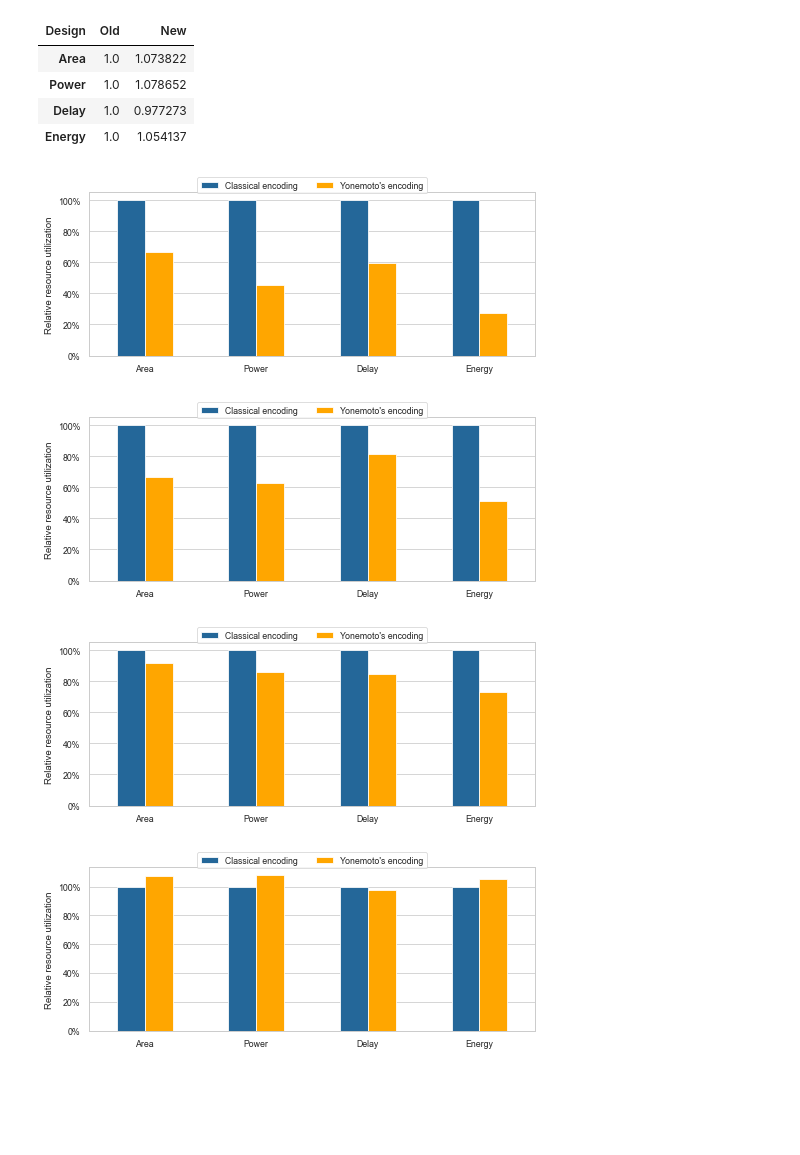
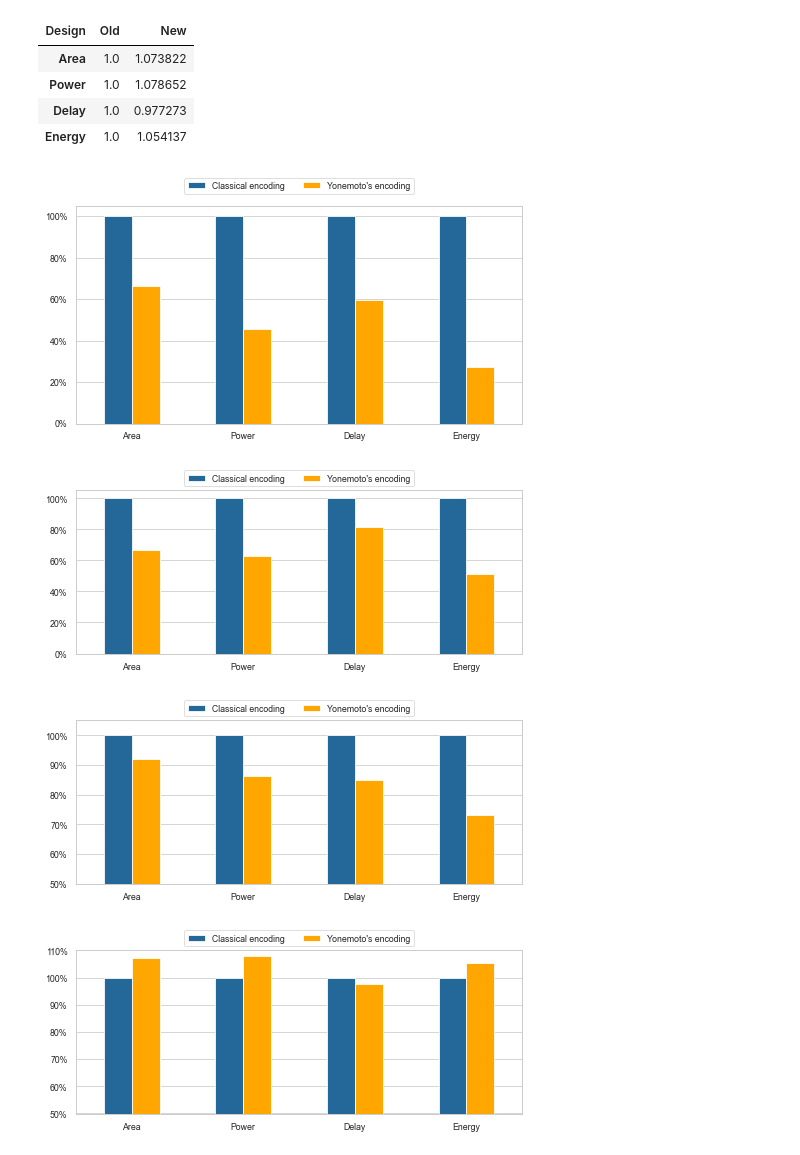
Before and after one commit to RaulMurillo/CoNGA_22, a Jupyter notebook: plot_graphs.ipynb, the cells around one changed output. Saved outputs shown, nothing was run; the diff lists cells and outputs as text; code cells hidden in the pictures; blank space fills up the shorter version.

Commit message:
Small change in figures

```diff
--- a/plot_graphs.ipynb
+++ b/plot_graphs.ipynb
@@ -416,28 +416,28 @@ multiplier_df
 # %%
 ax = decoder_df.plot.bar(
                  rot = 0,
-                 ylabel="Relative resource utilization",
+                #  ylabel="Relative resource utilization",
                  color=my_color_palette,
                  figsize=(8,3),
                 #  title="Decoder component"
 )
 
 ax.yaxis.set_major_formatter(mtick.PercentFormatter(1.0))
 # plt.legend(loc = 'center right',bbox_to_anchor=(1.2, 0.5))
 plt.legend(["Classical encoding", "Yonemoto's encoding"],
            loc = 'upper center',
            ncol=2,
-           bbox_to_anchor=(0.5, 1.12)
+           bbox_to_anchor=(0.5, 1.15)
            )
 plt.grid(False, axis="x")
 plt.savefig("figs/decoder_cmp.pdf", bbox_inches="tight")
 plt.show()
 # %% [output]
-[figure, old version]
+[figure, new version]
 # %%
 ax = encoder_df.plot.bar(
                  rot = 0,
-                 ylabel="Relative resource utilization",
+                #  ylabel="Relative resource utilization",
                  color=my_color_palette,
                  figsize=(8,3),
                 #  title="Encoder component"
@@ -448,53 +448,55 @@ ax.yaxis.set_major_formatter(mtick.PercentFormatter(1.0))
 plt.legend(["Classical encoding", "Yonemoto's encoding"],
            loc = 'upper center',
            ncol=2,
-           bbox_to_anchor=(0.5, 1.12)
+           bbox_to_anchor=(0.5, 1.15)
            )
 plt.grid(False, axis="x")
 plt.savefig("figs/encoder_cmp.pdf", bbox_inches="tight")
 plt.grid(False, axis="x")
 plt.show()
 # %% [output]
-[figure, old version]
+[figure, new version]
 # %%
 ax = adder_df.plot.bar(
                  rot = 0,
-                 ylabel="Relative resource utilization",
+                #  ylabel="Relative resource utilization",
                  color=my_color_palette,
                  figsize=(8,3),
                 #  title="Adder component"
 )
 
 ax.yaxis.set_major_formatter(mtick.PercentFormatter(1.0))
+ax.set_ylim(0.50, 1.05)
 # plt.legend(loc = 'center right',bbox_to_anchor=(1.2, 0.5))
 plt.legend(["Classical encoding", "Yonemoto's encoding"],
            loc = 'upper center',
            ncol=2,
-           bbox_to_anchor=(0.5, 1.12)
+           bbox_to_anchor=(0.5, 1.15)
            )
 plt.grid(False, axis="x")
 plt.savefig("figs/adder_cmp.pdf", bbox_inches="tight")
 plt.show()
 # %% [output]
-[figure, old version]
+[figure, new version]
 # %%
 ax = multiplier_df.plot.bar(
                  rot = 0,
-                 ylabel="Relative resource utilization",
+                #  ylabel="Relative resource utilization",
                  color=my_color_palette,
                  figsize=(8,3),
                 #  title="Multiplier component"
 )
 
 ax.yaxis.set_major_formatter(mtick.PercentFormatter(1.0))
+ax.set_ylim(0.50, 1.1)
 # plt.legend(loc = 'center right',bbox_to_anchor=(1.2, 0.5))
 plt.legend(["Classical encoding", "Yonemoto's encoding"],
            loc = 'upper center',
            ncol=2,
-           bbox_to_anchor=(0.5, 1.12)
+           bbox_to_anchor=(0.5, 1.15)
            )
 plt.grid(False, axis="x")
 plt.savefig("figs/multiplier_cmp.pdf", bbox_inches="tight")
 plt.show()
 # %% [output]
-[figure, old version]
+[figure, new version]
```
Also changed, not shown: 4 other files.
